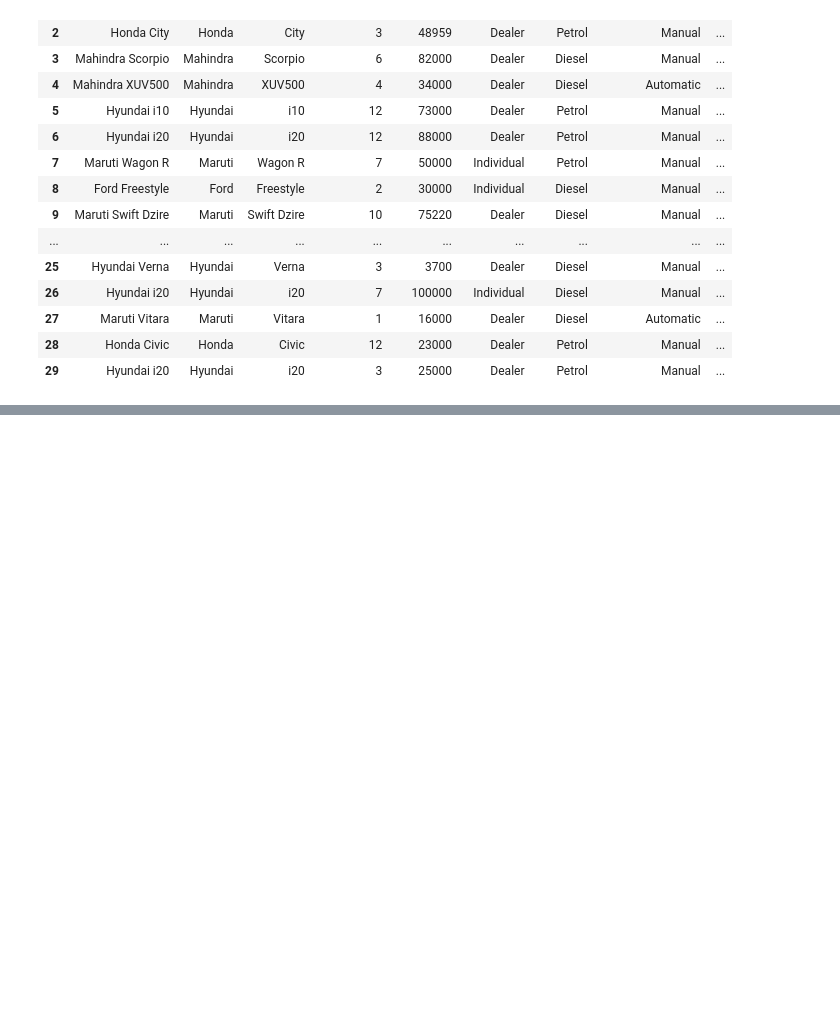
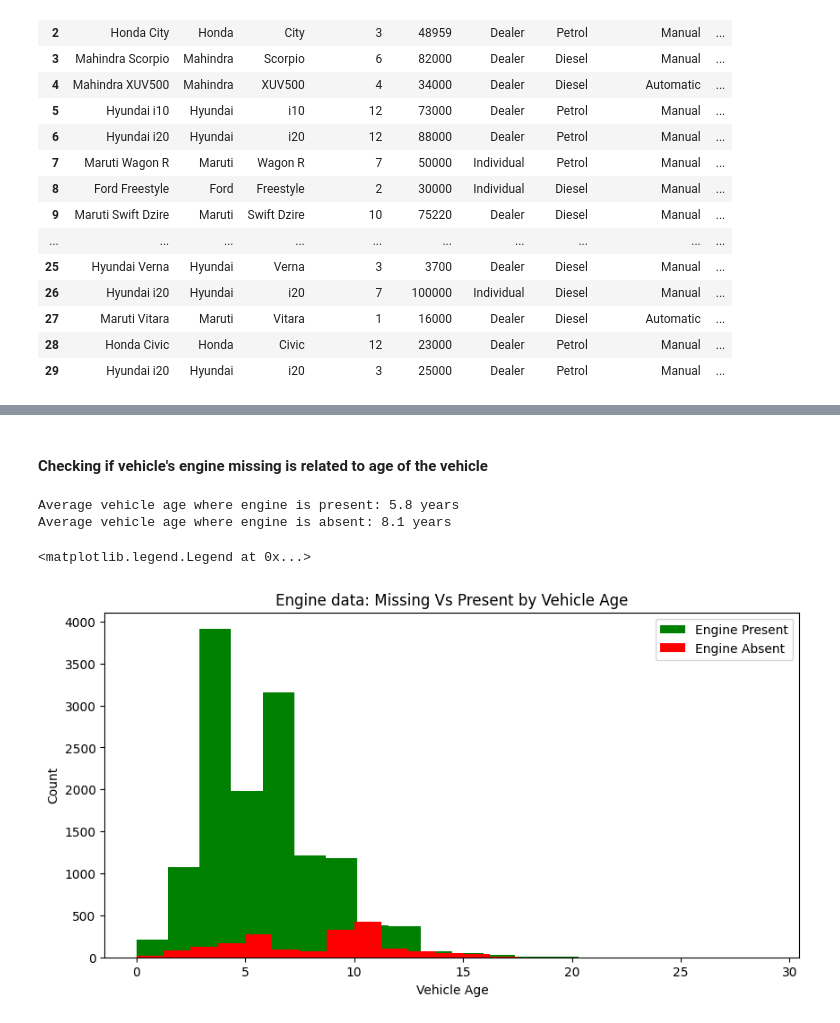
Before and after one commit to VeenaKodimala/Certificate-Program-in-AIML-IIT-Patna, a Jupyter notebook: MODULE 2 - CLASSICAL ML/Handling Real world messy data/Data Exploration.ipynb, the cells around one changed output, grey strips where cells are left out. Cells and saved outputs as stored; diff of their text form; code cells hidden in the pictures; blank space fills up the shorter version.

```diff
--- a/MODULE 2 - CLASSICAL ML/Handling Real world messy data/Data Exploration.ipynb
+++ b/MODULE 2 - CLASSICAL ML/Handling Real world messy data/Data Exploration.ipynb
@@ -308,0 +374,5 @@ df['km_driven'] = pd.to_numeric(df['km_driven'])
+# %%
+b4=len(df)
+df = df.dropna(subset=['selling_price'])
+after = len(df)
+print(f"No.of rows deleted: {b4 - after}")
@@ -308,0 +405,24 @@ df['km_driven'] = pd.to_numeric(df['km_driven'])
+# %% [markdown]
+#### Checking if vehicle's engine missing is related to age of the vehicle
+# %%
+from matplotlib import pyplot as plt
+engine_present = df[df['engine'].notna()]['vehicle_age']
+engine_absent = df[df['engine'].isna()]['vehicle_age']
+
+print(f"Average vehicle age where engine is present: {engine_present.mean():.1f} years")
+print(f"Average vehicle age where engine is absent: {engine_absent.mean():.1f} years")
+
+
+#Visualising it.
+fig,ax = plt.subplots(figsize=(10,5))
+ax.hist(engine_present,bins=20,label="Engine Present",color="green")
+ax.hist(engine_absent,bins=20,label="Engine Absent",color="red")
+plt.xlabel("Vehicle Age")
+plt.ylabel("Count")
+plt.title("Engine data: Missing Vs Present by Vehicle Age")
+ax.legend()
+# %% [output]
+Average vehicle age where engine is present: 5.8 years
+Average vehicle age where engine is absent: 8.1 years
+<matplotlib.legend.Legend at 0x...>
+[figure, added]
```
Also changed, not shown: parts of 35 cells of this notebook, 2 other files.
